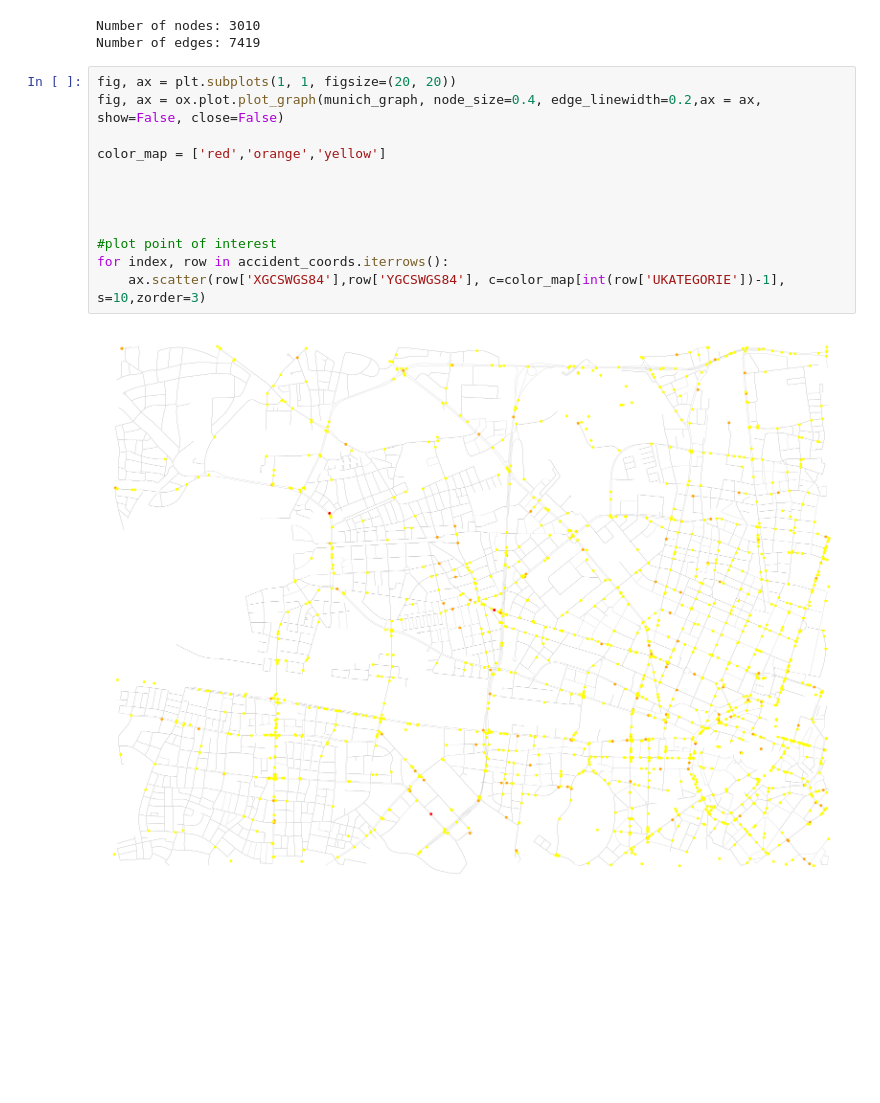
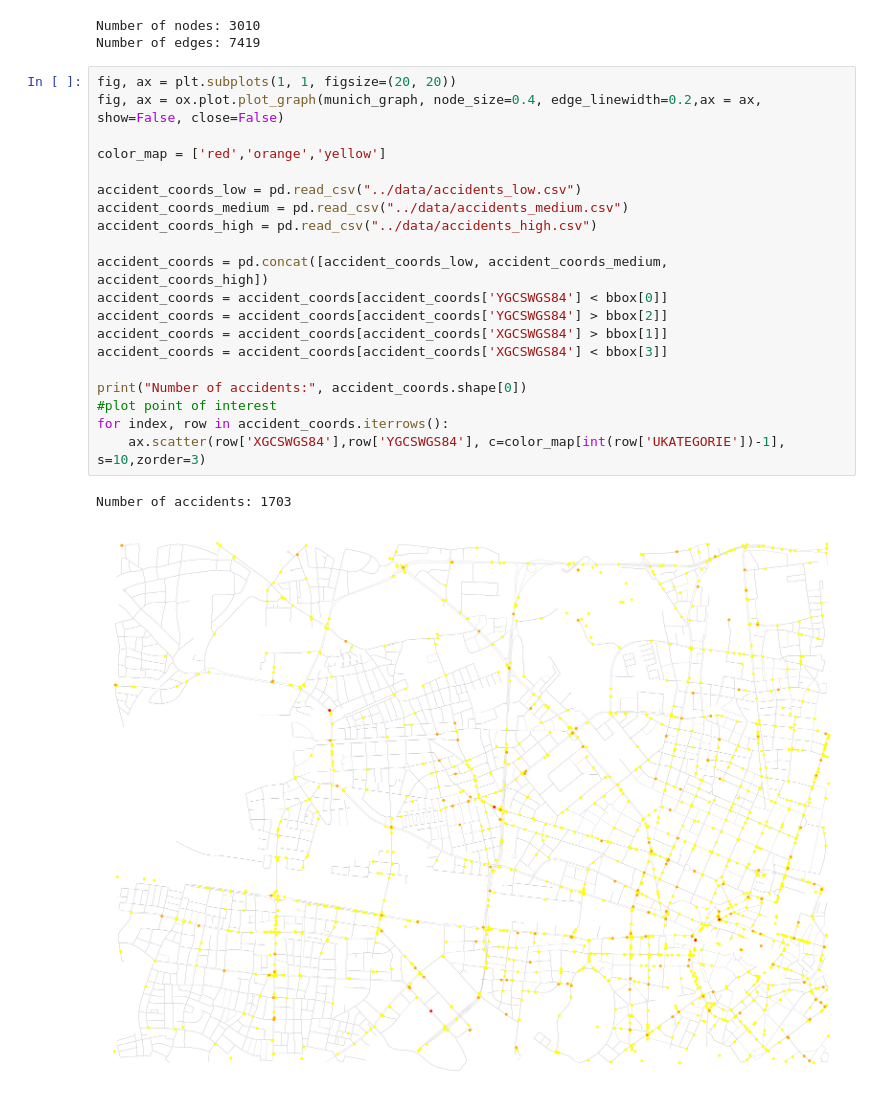
Before and after one commit to jpfutalef/greydient_hackathon, a Jupyter notebook: examples/munich_map.ipynb, the cells around one changed output. Drawn from its saved outputs; the diff is of its cells as text; blank space fills up the shorter version.

```diff
--- a/examples/munich_map.ipynb
+++ b/examples/munich_map.ipynb
@@ -41,14 +42,23 @@ Number of edges: 7419
 # %%
 fig, ax = plt.subplots(1, 1, figsize=(20, 20))
 fig, ax = ox.plot.plot_graph(munich_graph, node_size=0.4, edge_linewidth=0.2,ax = ax, show=False, close=False)
 
 color_map = ['red','orange','yellow']
 
+accident_coords_low = pd.read_csv("../data/accidents_low.csv")
+accident_coords_medium = pd.read_csv("../data/accidents_medium.csv")
+accident_coords_high = pd.read_csv("../data/accidents_high.csv")
 
+accident_coords = pd.concat([accident_coords_low, accident_coords_medium, accident_coords_high])
+accident_coords = accident_coords[accident_coords['YGCSWGS84'] < bbox[0]]
+accident_coords = accident_coords[accident_coords['YGCSWGS84'] > bbox[2]]
+accident_coords = accident_coords[accident_coords['XGCSWGS84'] > bbox[1]]
+accident_coords = accident_coords[accident_coords['XGCSWGS84'] < bbox[3]]
 
-
+print("Number of accidents:", accident_coords.shape[0])
 #plot point of interest
 for index, row in accident_coords.iterrows():
     ax.scatter(row['XGCSWGS84'],row['YGCSWGS84'], c=color_map[int(row['UKATEGORIE'])-1], s=10,zorder=3)
 # %% [output]
+Number of accidents: 1703
-[figure, old version]
+[figure, new version]
```
Also changed, not shown: parts of 15 cells of this notebook.
